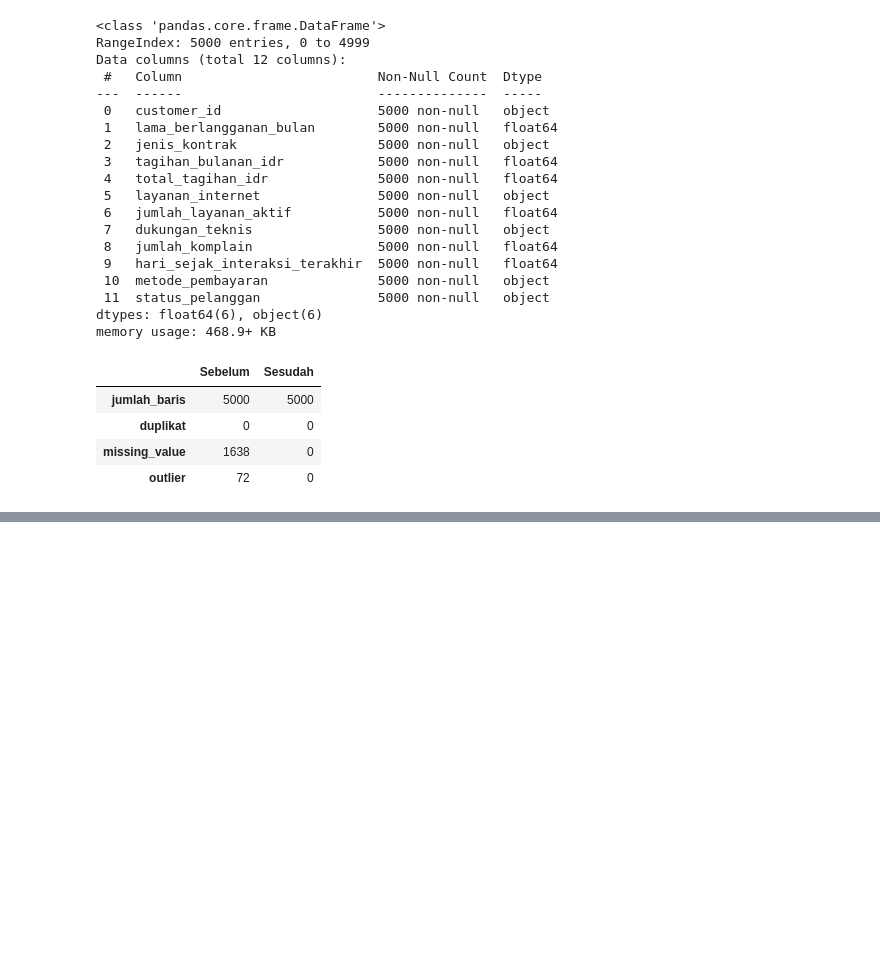
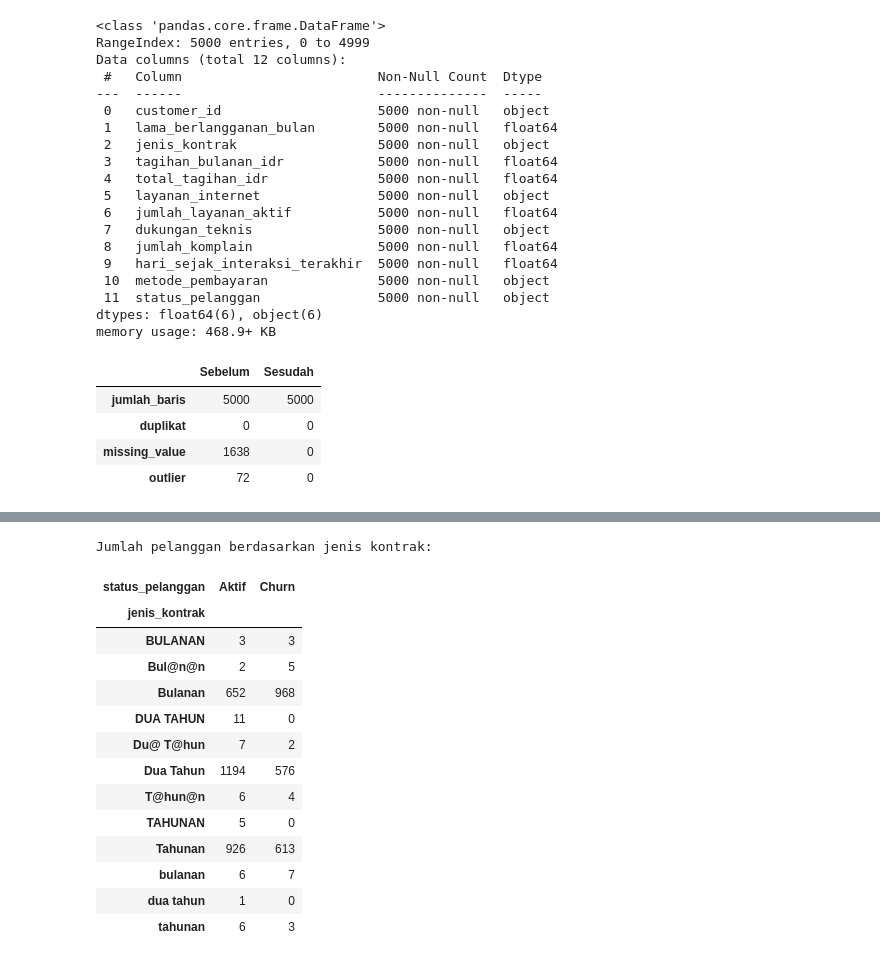
Before and after one commit to IpanTEKNIKINFORMATIKA/Latihan-Mobile, a Jupyter notebook: Hands_On_3.ipynb, the cells around one changed output, grey strips where cells are left out. Drawn from its saved outputs; the diff is of its cells as text; code cells hidden in the pictures; blank space fills up the shorter version.

```diff
--- a/Hands_On_3.ipynb
+++ b/Hands_On_3.ipynb
@@ -275,0 +304,23 @@ display(laporan)
+# %%
+analisis_kontrak = df.groupby(
+    ["jenis_kontrak", "status_pelanggan"]
+).size().unstack(fill_value=0)
+
+print("Jumlah pelanggan berdasarkan jenis kontrak:")
+display(analisis_kontrak)
+# %% [output]
+Jumlah pelanggan berdasarkan jenis kontrak:
+| status_pelanggan | Aktif | Churn |
+| jenis_kontrak |  |  |
+| BULANAN | 3 | 3 |
+| Bul@n@n | 2 | 5 |
+| Bulanan | 652 | 968 |
+| DUA TAHUN | 11 | 0 |
+| Du@ T@hun | 7 | 2 |
+| Dua Tahun | 1194 | 576 |
+| T@hun@n | 6 | 4 |
+| TAHUNAN | 5 | 0 |
+| Tahunan | 926 | 613 |
+| bulanan | 6 | 7 |
+| dua tahun | 1 | 0 |
+| tahunan | 6 | 3 |
```
Also changed, not shown: parts of 16 cells of this notebook.
